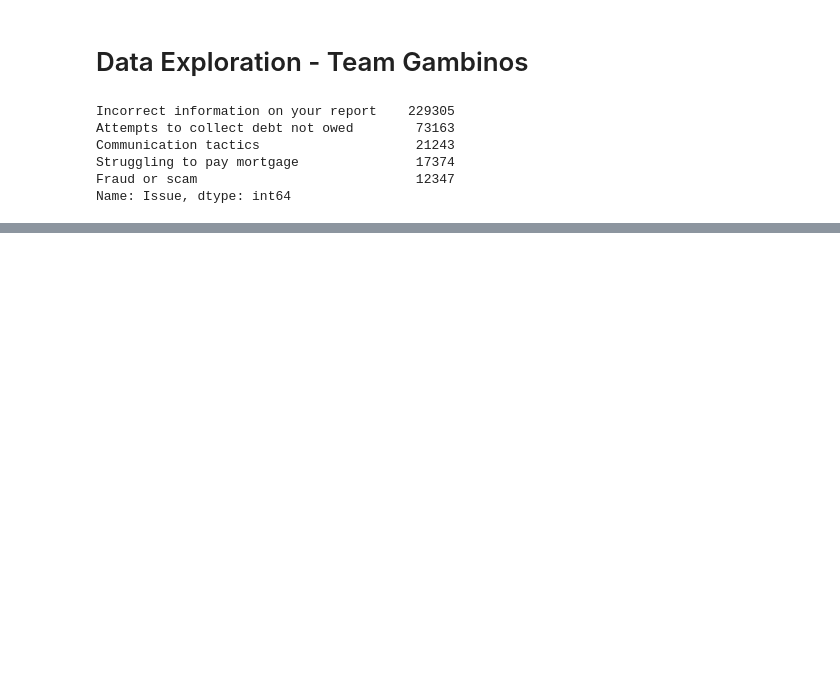
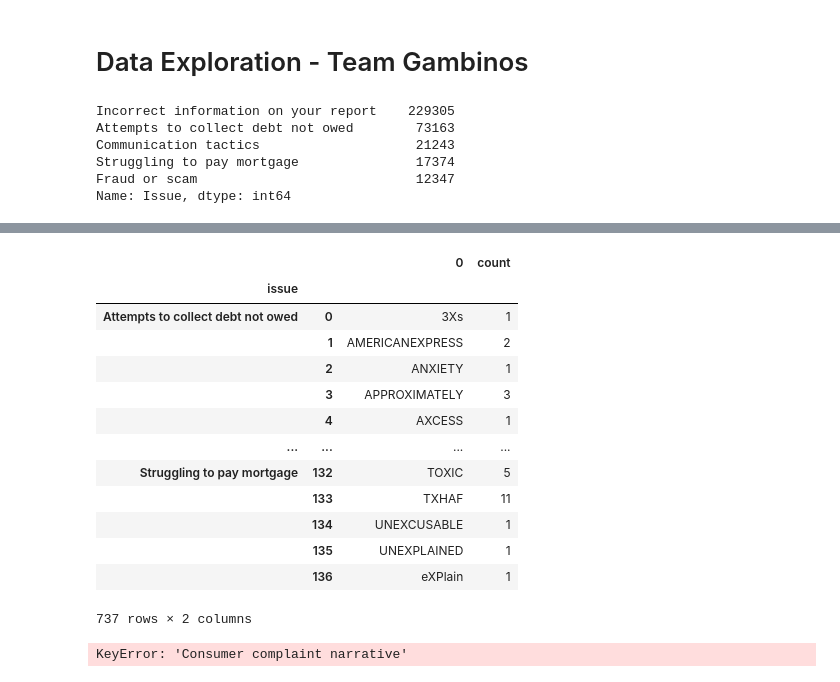
Before and after one commit to tomoumer/cfpb_text_classification-gambinos, a Jupyter notebook: notebooks/data_exploration.ipynb, the cells around one changed output, grey strips where cells are left out. Drawn from its saved outputs; the diff is of its cells as text; code cells hidden in the pictures; blank space fills up the shorter version.

```diff
--- a/notebooks/data_exploration.ipynb
+++ b/notebooks/data_exploration.ipynb
@@ -5,5 +9,8 @@ import pandas as pd
 # %%
 complaints = pd.read_csv('../data/complaints.csv')
+# %%
+complaints.columns = [x.replace('Consumer ', '').lower().replace(' ', '_') for x in complaints.columns]
+complaints['complaint_length'] = complaints['complaint_narrative'].apply(len)
 # %%
 complaints['Issue'].value_counts()
 # %% [output]
@@ -30,0 +50,23 @@ Name: Consumer complaint narrative, Length: 353432, dtype: object
+# %%
+complaints['complaint_narrative'] = complaints['complaint_narrative'].str.replace(r'[xX][xX]+','', regex=True) #\s
+# %%
+complaints.groupby('issue')['complaint_narrative'].apply(lambda x: x.str.extractall(r'(\w+X+\w+)').groupby(0).size().reset_index(name='count'))
+# %% [output]
+|  |  | 0 | count |
+| issue |  |  |  |
+| Attempts to collect debt not owed | 0 | 3Xs | 1 |
+|  | 1 | AMERICANEXPRESS | 2 |
+|  | 2 | ANXIETY | 1 |
+|  | 3 | APPROXIMATELY | 3 |
+|  | 4 | AXCESS | 1 |
+| ... | ... | ... | ... |
+| Struggling to pay mortgage | 132 | TOXIC | 5 |
+|  | 133 | TXHAF | 11 |
+|  | 134 | UNEXCUSABLE | 1 |
+|  | 135 | UNEXPLAINED | 1 |
+|  | 136 | eXPlain | 1 |
+737 rows × 2 columns
+# %%
+complaints.loc[complaints['Consumer complaint narrative'].str.find('TOXIC') != -1, 'Consumer complaint narrative'].iloc[3]
+# %% [output]
+KeyError: 'Consumer complaint narrative'
```
Also changed, not shown: parts of 11 cells of this notebook.
